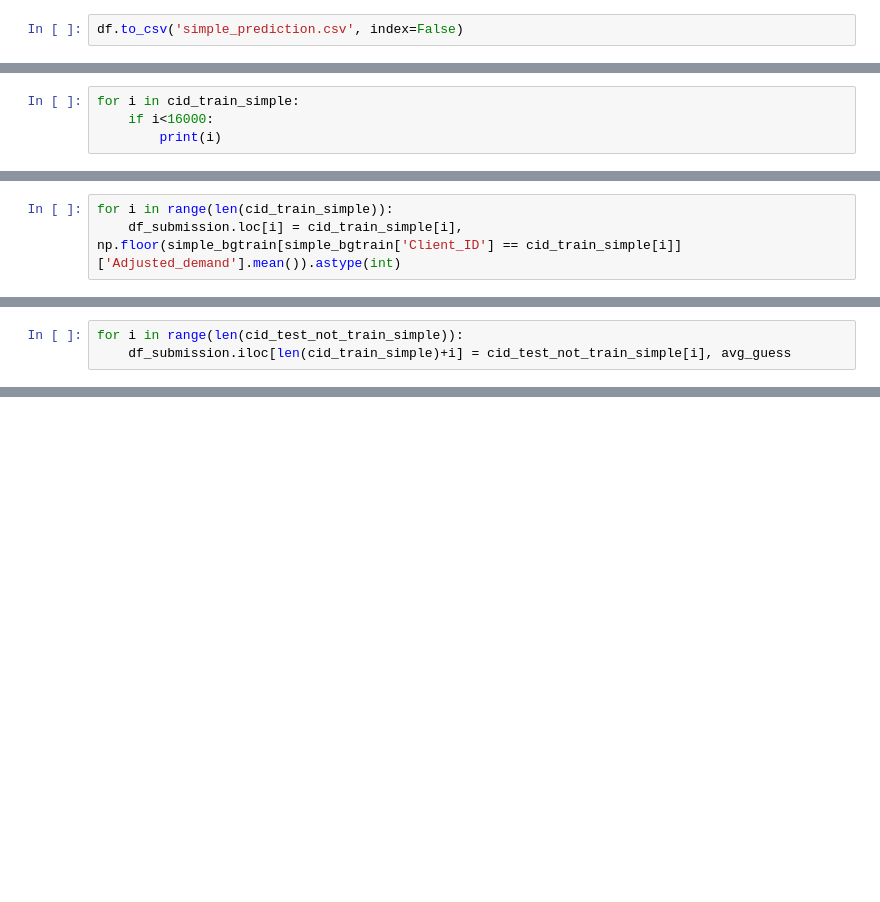
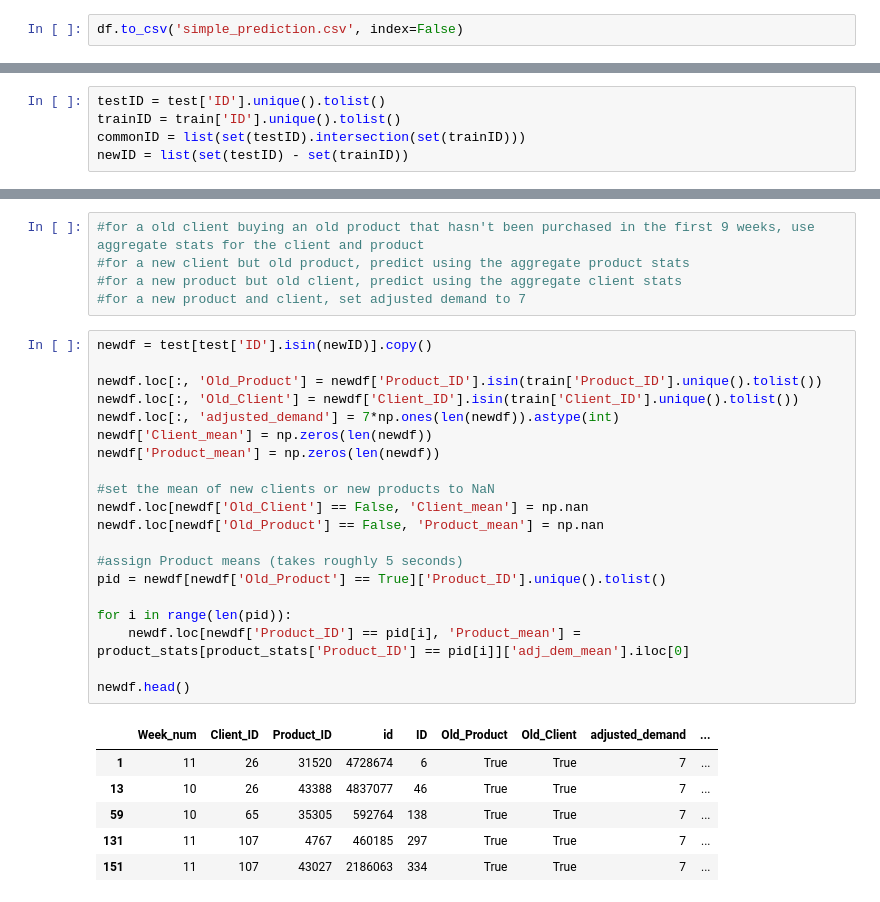
Before and after one commit to ElliotBlackstone/EWinter25_Product_Inventory, a Jupyter notebook: bakery_simple_prediction.ipynb, the cells around one changed output, grey strips where cells are left out. Drawn from its saved outputs; the diff is of its cells as text; blank space fills up the shorter version.

```diff
--- a/bakery_simple_prediction.ipynb
+++ b/bakery_simple_prediction.ipynb
@@ -241,4 +75,0 @@ for i in range(100):
-# %%
-for i in cid_train_simple:
-    if i<16000:
-        print(i)
@@ -263,3 +75,0 @@ for i in cid_train_simple:
-# %%
-for i in range(len(cid_train_simple)):
-    df_submission.loc[i] = cid_train_simple[i], np.floor(simple_bgtrain[simple_bgtrain['Client_ID'] == cid_train_simple[i]]['Adjusted_demand'].mean()).astype(int)
@@ -295,3 +75,0 @@ avg_guess
-# %%
-for i in range(len(cid_test_not_train_simple)):
-    df_submission.iloc[len(cid_train_simple)+i] = cid_test_not_train_simple[i], avg_guess
@@ -349,0 +179,5 @@ df_submission.to_csv('simple_prediction.csv', index=False)
+# %%
+testID = test['ID'].unique().tolist()
+trainID = train['ID'].unique().tolist()
+commonID = list(set(testID).intersection(set(trainID)))
+newID = list(set(testID) - set(trainID))
@@ -349,0 +193,32 @@ df_submission.to_csv('simple_prediction.csv', index=False)
+# %%
+#for a old client buying an old product that hasn't been purchased in the first 9 weeks, use aggregate stats for the client and product
+#for a new client but old product, predict using the aggregate product stats
+#for a new product but old client, predict using the aggregate client stats
+#for a new product and client, set adjusted demand to 7
+# %%
+newdf = test[test['ID'].isin(newID)].copy()
+
+newdf.loc[:, 'Old_Product'] = newdf['Product_ID'].isin(train['Product_ID'].unique().tolist())
+newdf.loc[:, 'Old_Client'] = newdf['Client_ID'].isin(train['Client_ID'].unique().tolist())
+newdf.loc[:, 'adjusted_demand'] = 7*np.ones(len(newdf)).astype(int)
+newdf['Client_mean'] = np.zeros(len(newdf))
+newdf['Product_mean'] = np.zeros(len(newdf))
+
+#set the mean of new clients or new products to NaN
+newdf.loc[newdf['Old_Client'] == False, 'Client_mean'] = np.nan
+newdf.loc[newdf['Old_Product'] == False, 'Product_mean'] = np.nan
+
+#assign Product means (takes roughly 5 seconds)
+pid = newdf[newdf['Old_Product'] == True]['Product_ID'].unique().tolist()
+
+for i in range(len(pid)):
+    newdf.loc[newdf['Product_ID'] == pid[i], 'Product_mean'] = product_stats[product_stats['Product_ID'] == pid[i]]['adj_dem_mean'].iloc[0]
+
+newdf.head()
+# %% [output]
+|  | Week_num | Client_ID | Product_ID | id | ID | Old_Product | Old_Client | adjusted_demand | ... |
+| 1 | 11 | 26 | 31520 | 4728674 | 6 | True | True | 7 | ... |
+| 13 | 10 | 26 | 43388 | 4837077 | 46 | True | True | 7 | ... |
+| 59 | 10 | 65 | 35305 | 592764 | 138 | True | True | 7 | ... |
+| 131 | 11 | 107 | 4767 | 460185 | 297 | True | True | 7 | ... |
+| 151 | 11 | 107 | 43027 | 2186063 | 334 | True | True | 7 | ... |
```
Also changed, not shown: parts of 56 cells of this notebook, 1 other file.
